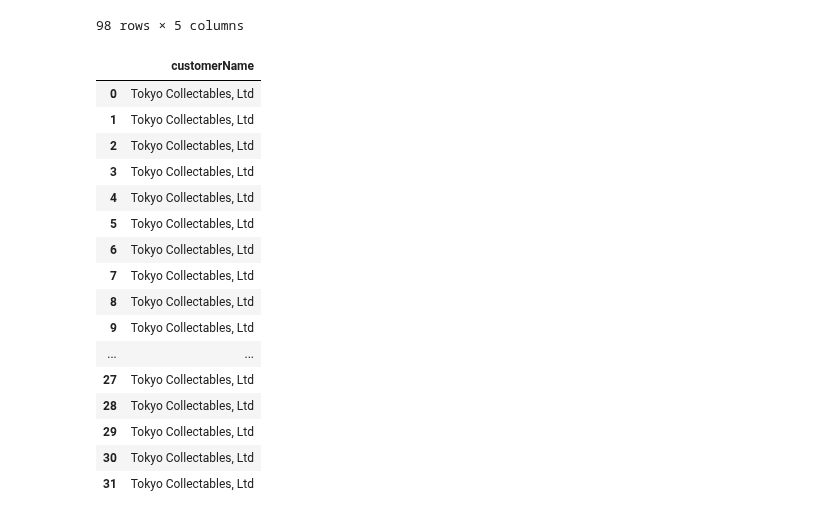
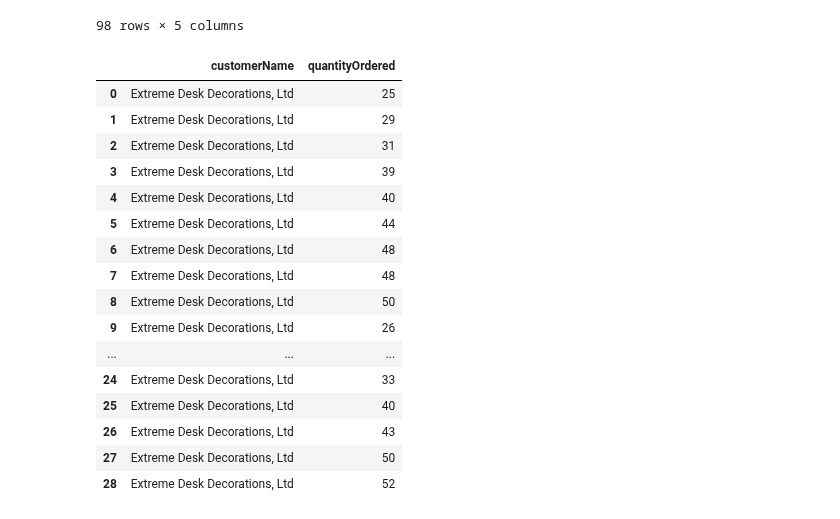
Before and after one commit to ColinFangshu/dsc-more-practice-with-sql-queries-lab-seattle-ds-career-051319, a Jupyter notebook: index.ipynb, the cells around one changed output. Drawn from its saved outputs; the diff is of its cells as text; code cells hidden in the pictures.

```diff
--- a/index.ipynb
+++ b/index.ipynb
@@ -199,35 +199,35 @@ df
 | 97 | Mini Caravy | 209 | 10405 | Shipped | 97 |
 98 rows × 5 columns
 # %%
-c.execute("""select customerName
+c.execute("""select customerName, quantityOrdered
                     from customers
                     join orders
                     using (customerNumber)
                     join orderDetails
                     using (orderNumber)
-                    where (customerNumber == '398')
+                    where (customerNumber == '412')
                     ;""")
 df = pd.DataFrame(c.fetchall())
 df.columns = [x[0] for x in c.description]
 df
 # %% [output]
-|  | customerName |
-| 0 | Tokyo Collectables, Ltd |
-| 1 | Tokyo Collectables, Ltd |
-| 2 | Tokyo Collectables, Ltd |
-| 3 | Tokyo Collectables, Ltd |
-| 4 | Tokyo Collectables, Ltd |
-| 5 | Tokyo Collectables, Ltd |
-| 6 | Tokyo Collectables, Ltd |
-| 7 | Tokyo Collectables, Ltd |
-| 8 | Tokyo Collectables, Ltd |
-| 9 | Tokyo Collectables, Ltd |
-| ... | ... |
-| 27 | Tokyo Collectables, Ltd |
-| 28 | Tokyo Collectables, Ltd |
-| 29 | Tokyo Collectables, Ltd |
-| 30 | Tokyo Collectables, Ltd |
-| 31 | Tokyo Collectables, Ltd |
+|  | customerName | quantityOrdered |
+| 0 | Extreme Desk Decorations, Ltd | 25 |
+| 1 | Extreme Desk Decorations, Ltd | 29 |
+| 2 | Extreme Desk Decorations, Ltd | 31 |
+| 3 | Extreme Desk Decorations, Ltd | 39 |
+| 4 | Extreme Desk Decorations, Ltd | 40 |
+| 5 | Extreme Desk Decorations, Ltd | 44 |
+| 6 | Extreme Desk Decorations, Ltd | 48 |
+| 7 | Extreme Desk Decorations, Ltd | 48 |
+| 8 | Extreme Desk Decorations, Ltd | 50 |
+| 9 | Extreme Desk Decorations, Ltd | 26 |
+| ... | ... | ... |
+| 24 | Extreme Desk Decorations, Ltd | 33 |
+| 25 | Extreme Desk Decorations, Ltd | 40 |
+| 26 | Extreme Desk Decorations, Ltd | 43 |
+| 27 | Extreme Desk Decorations, Ltd | 50 |
+| 28 | Extreme Desk Decorations, Ltd | 52 |
 # %% [markdown]
 #### Expected Output
 
```
